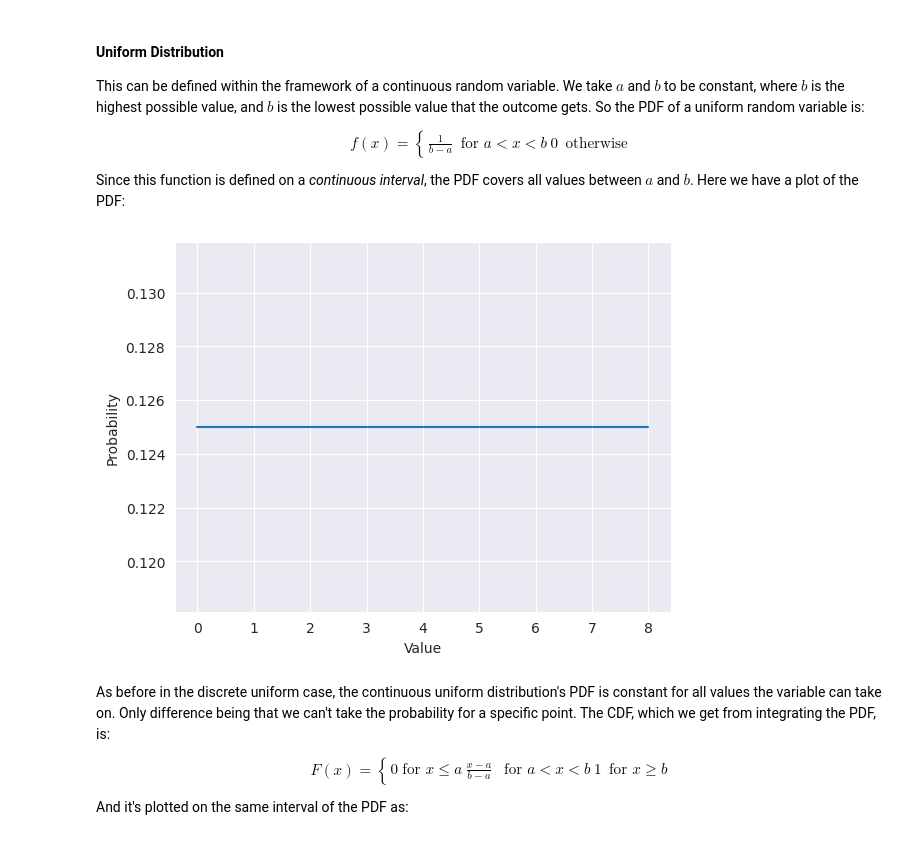
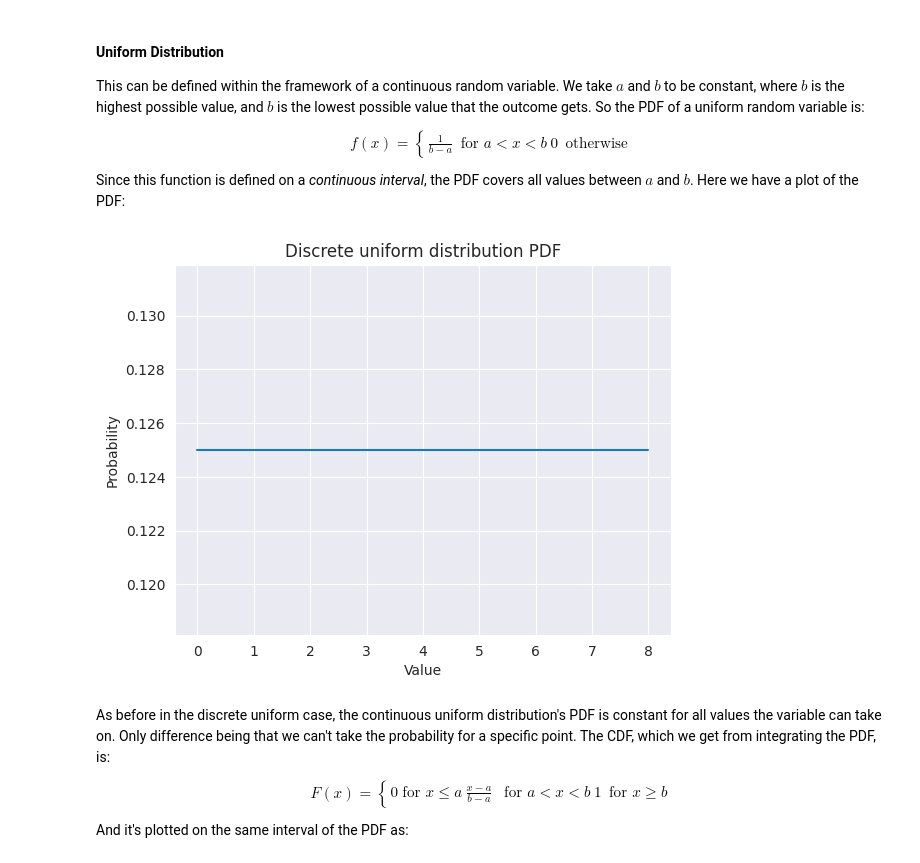
Before and after one commit to v3natio/quantopian_lectures, a Jupyter notebook: quantopian_lectures/11QLS_Random-Variables.ipynb, the cells around one changed output. Cells and saved outputs as stored; diff of their text form; code cells hidden in the pictures.

```diff
--- a/quantopian_lectures/11QLS_Random-Variables.ipynb
+++ b/quantopian_lectures/11QLS_Random-Variables.ipynb
@@ -184,11 +184,11 @@ Since this function is defined on a *continuous interval*, the PDF covers all va
 # %%
 a = 0.0
 b = 8.0
 x = np.linspace(a, b, 100)
 y = [1/(b-a) for i in x]
-sb.lineplot(x=x, y=y).set(xlabel="Value", ylabel="Probability");
+sb.lineplot(x=x, y=y).set(title="Discrete uniform distribution PDF", xlabel="Value", ylabel="Probability");
 # %% [output]
-[figure, old version]
+[figure, new version]
 # %% [markdown]
 As before in the discrete uniform case, the continuous uniform distribution's PDF is constant for all values the variable can take on. Only difference being that we can't take the probability for a specific point. The CDF, which we get from integrating the PDF, is:
 
```
Also changed, not shown: parts of 16 cells of this notebook, 9 other files.
